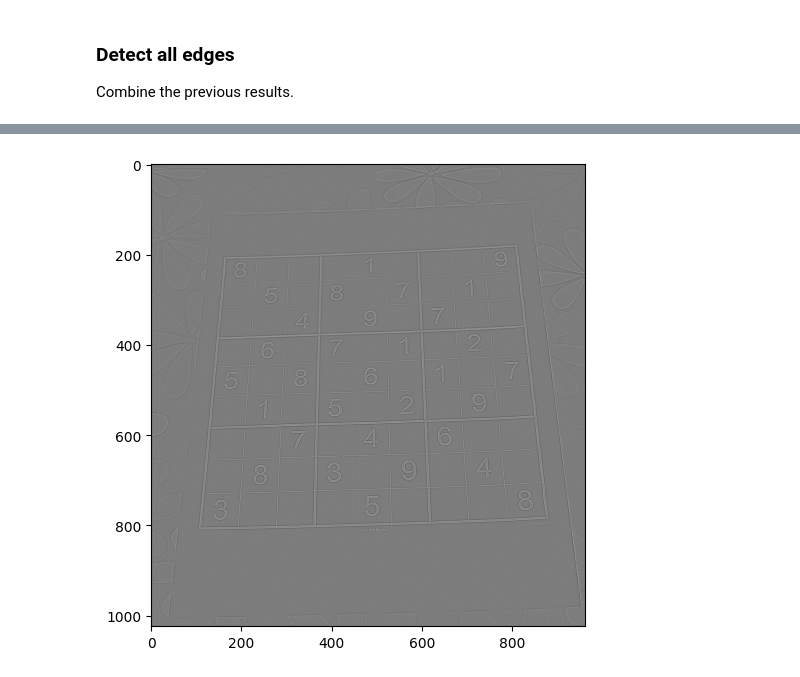
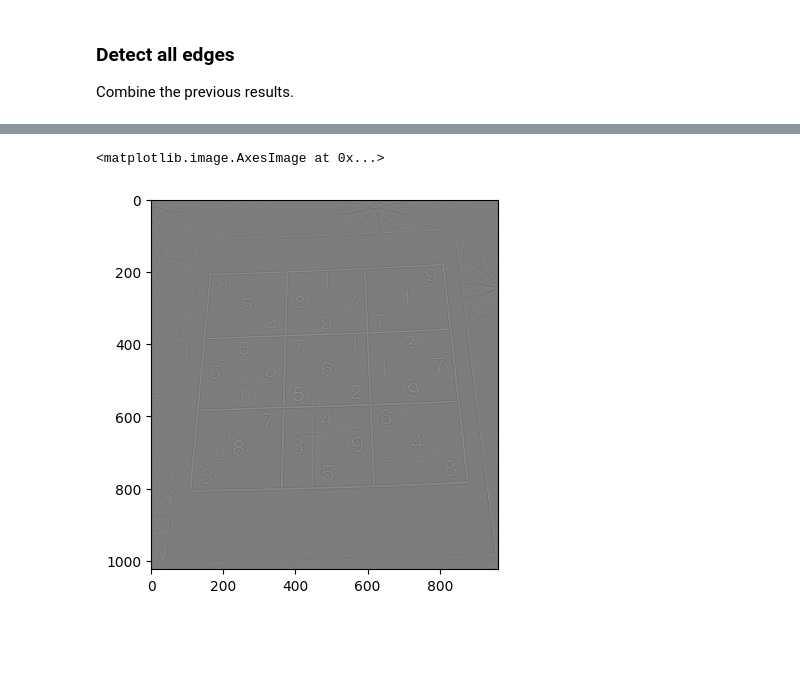
Before and after one commit to hasan-alper/opencv-notes, a Jupyter notebook: 02-IMAGE-PROCESSING/2.6-gradients.ipynb, the cells around one changed output, grey strips where cells are left out. Drawn from its saved outputs; the diff is of its cells as text; code cells hidden in the pictures; blank space fills up the shorter version.

```diff
--- a/02-IMAGE-PROCESSING/2.6-gradients.ipynb
+++ b/02-IMAGE-PROCESSING/2.6-gradients.ipynb
@@ -56,5 +185,6 @@ where each derivative is found using Sobel derivatives.
 # %%
 laplacian = cv2.Laplacian(img, cv2.CV_64F)
-display_img(laplacian)
+plt.imshow(laplacian, cmap="gray")
 # %% [output]
+<matplotlib.image.AxesImage at 0x...>
-[figure, old version]
+[figure, new version]
```
Also changed, not shown: parts of 13 cells of this notebook, 1 other file.
